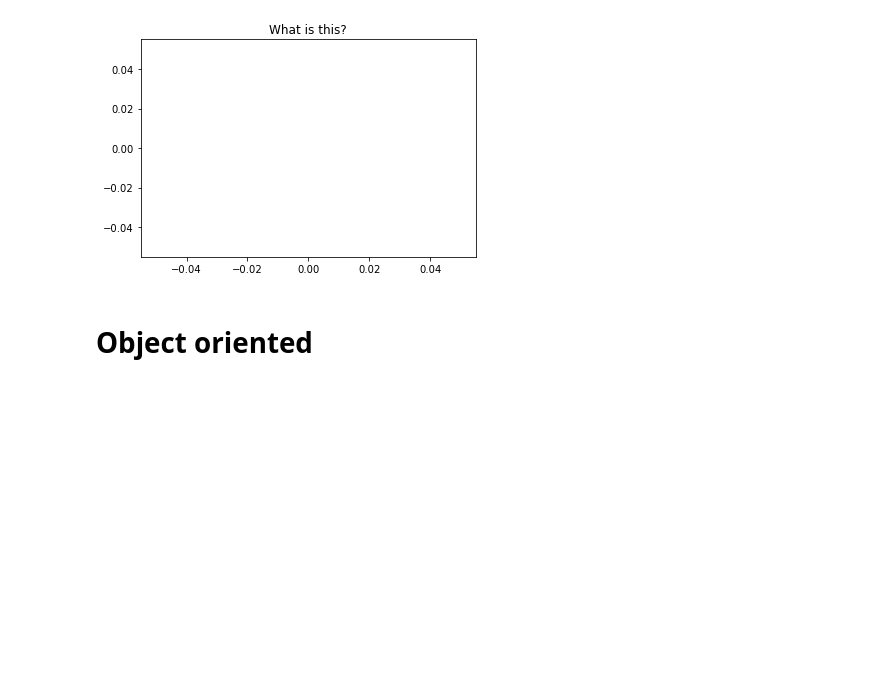
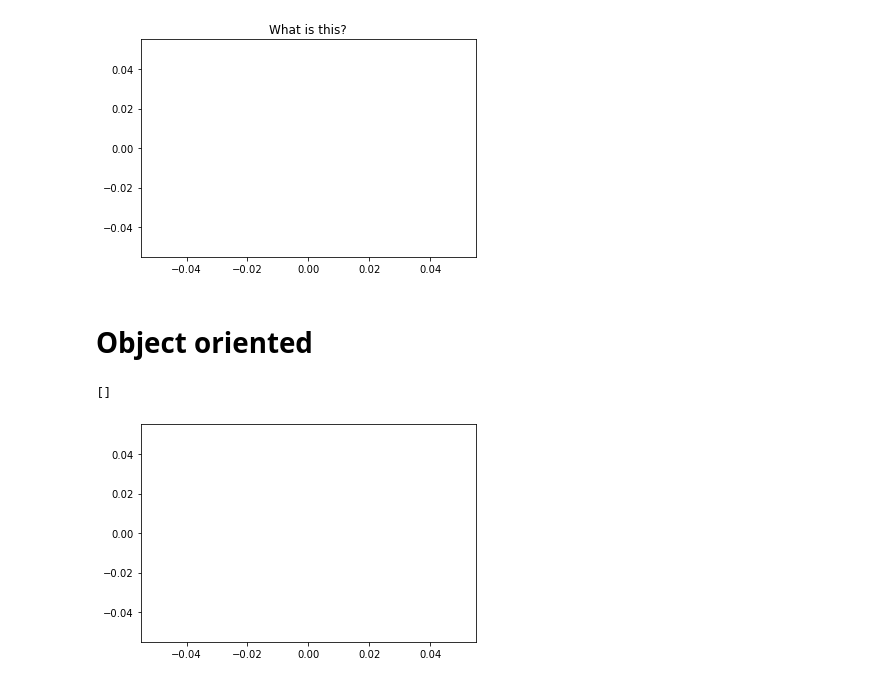
Before and after one commit to jedlueng/WBS-MISDI-Programming, a Jupyter notebook: PFDA/Week4/Week4-task.ipynb, the cells around one changed output. Saved outputs shown, nothing was run; the diff lists cells and outputs as text; code cells hidden in the pictures; blank space fills up the shorter version.

```diff
--- a/PFDA/Week4/Week4-task.ipynb
+++ b/PFDA/Week4/Week4-task.ipynb
@@ -139,0 +138,6 @@ from matplotlib import pyth
+# %%
+plt.figure()
+plt.plot()
+# %% [output]
+[]
+[figure, added]
```
Also changed, not shown: parts of 3 cells of this notebook, 2 other files.
